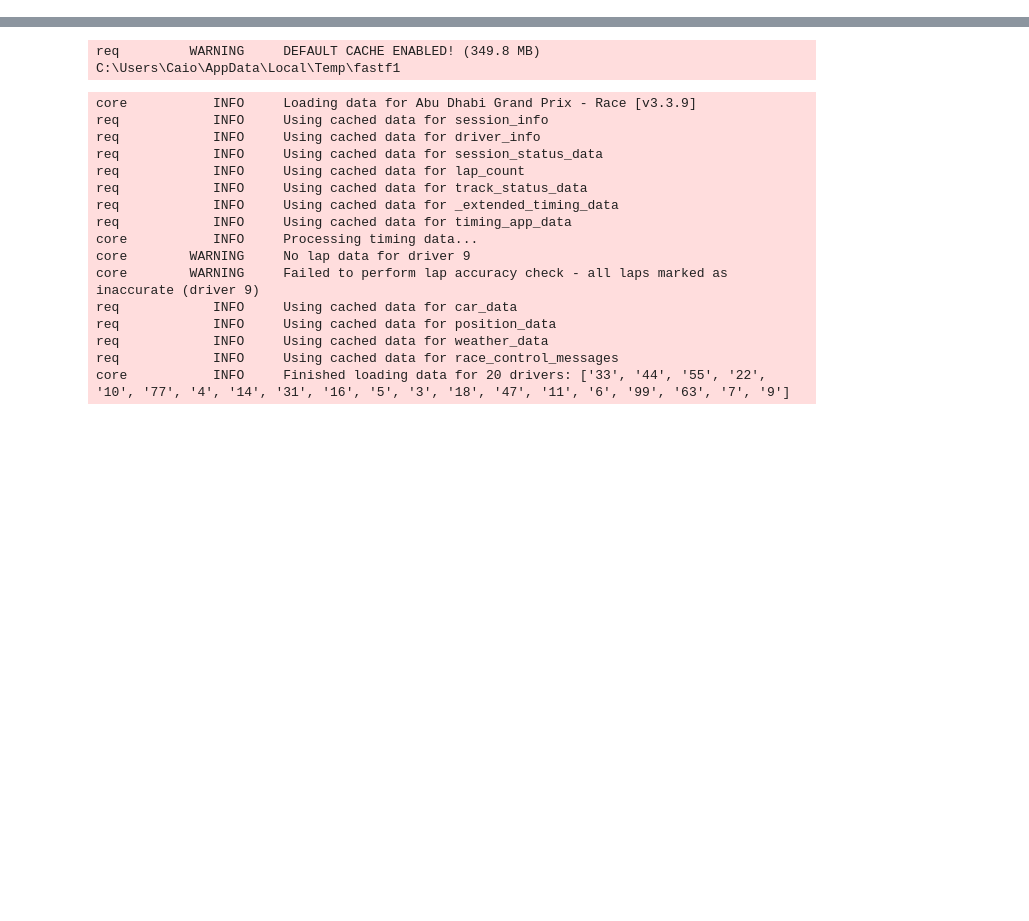
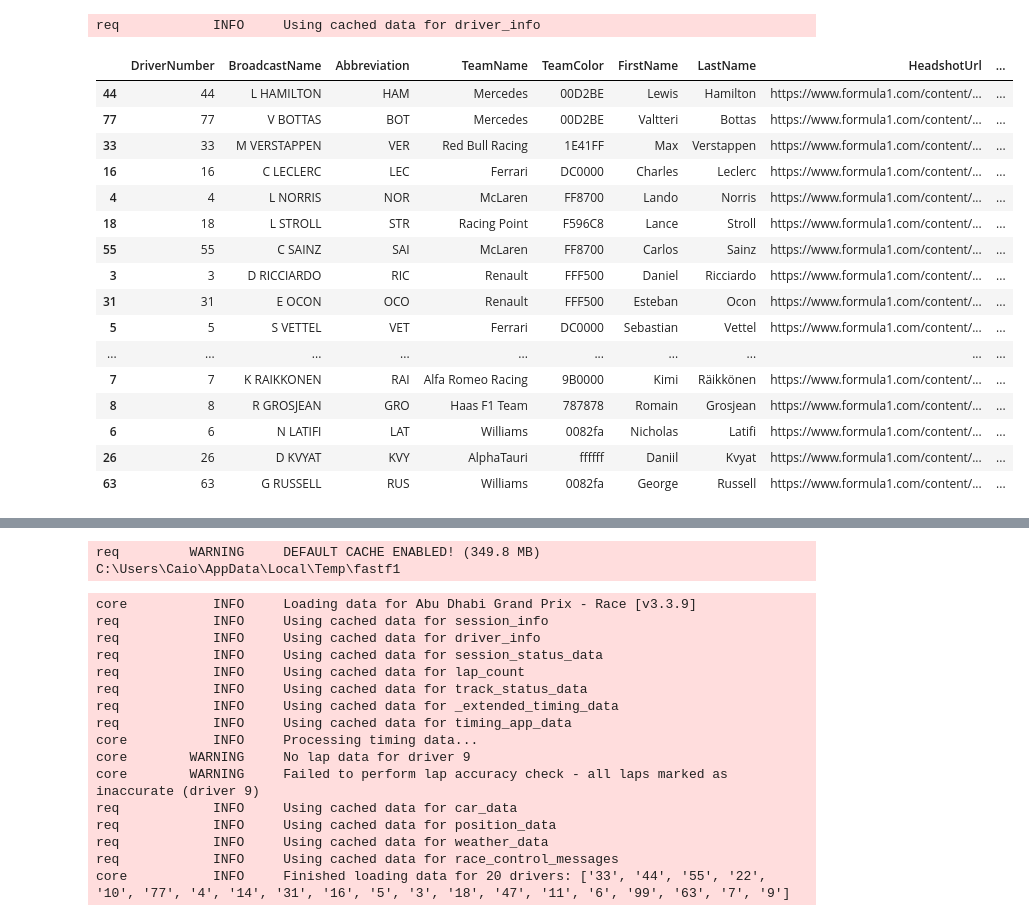
Before and after one commit to caiolacerdamt/f1-project, a Jupyter notebook: main.ipynb, the cells around one changed output, grey strips where cells are left out. Cells and saved outputs as stored; diff of their text form; code cells hidden in the pictures; blank space fills up the shorter version.

```diff
--- a/main.ipynb
+++ b/main.ipynb
@@ -7,3 +7,6 @@ import matplotlib.pyplot as plt
 ff1.plotting.setup_mpl()
 
 # ff1.Cache.enable_cache('cache')
+# %%
+race = ff1.get_session(2018, "Australian Grand Prix", "R")
+race.load()
@@ -9,0 +110,21 @@ ff1.plotting.setup_mpl()
+# %%
+race._drivers_from_f1_api()
+# %% [output]
+req            INFO     Using cached data for driver_info
+|  | DriverNumber | BroadcastName | Abbreviation | TeamName | TeamColor | FirstName | LastName | HeadshotUrl | ... |
+| 44 | 44 | L HAMILTON | HAM | Mercedes | 00D2BE | Lewis | Hamilton | https://www.formula1.com/content/... | ... |
+| 77 | 77 | V BOTTAS | BOT | Mercedes | 00D2BE | Valtteri | Bottas | https://www.formula1.com/content/... | ... |
+| 33 | 33 | M VERSTAPPEN | VER | Red Bull Racing | 1E41FF | Max | Verstappen | https://www.formula1.com/content/... | ... |
+| 16 | 16 | C LECLERC | LEC | Ferrari | DC0000 | Charles | Leclerc | https://www.formula1.com/content/... | ... |
+| 4 | 4 | L NORRIS | NOR | McLaren | FF8700 | Lando | Norris | https://www.formula1.com/content/... | ... |
+| 18 | 18 | L STROLL | STR | Racing Point | F596C8 | Lance | Stroll | https://www.formula1.com/content/... | ... |
+| 55 | 55 | C SAINZ | SAI | McLaren | FF8700 | Carlos | Sainz | https://www.formula1.com/content/... | ... |
+| 3 | 3 | D RICCIARDO | RIC | Renault | FFF500 | Daniel | Ricciardo | https://www.formula1.com/content/... | ... |
+| 31 | 31 | E OCON | OCO | Renault | FFF500 | Esteban | Ocon | https://www.formula1.com/content/... | ... |
+| 5 | 5 | S VETTEL | VET | Ferrari | DC0000 | Sebastian | Vettel | https://www.formula1.com/content/... | ... |
+| ... | ... | ... | ... | ... | ... | ... | ... | ... | ... |
+| 7 | 7 | K RAIKKONEN | RAI | Alfa Romeo Racing | 9B0000 | Kimi | Räikkönen | https://www.formula1.com/content/... | ... |
+| 8 | 8 | R GROSJEAN | GRO | Haas F1 Team | 787878 | Romain | Grosjean | https://www.formula1.com/content/... | ... |
+| 6 | 6 | N LATIFI | LAT | Williams | 0082fa | Nicholas | Latifi | https://www.formula1.com/content/... | ... |
+| 26 | 26 | D KVYAT | KVY | AlphaTauri | ffffff | Daniil | Kvyat | https://www.formula1.com/content/... | ... |
+| 63 | 63 | G RUSSELL | RUS | Williams | 0082fa | George | Russell | https://www.formula1.com/content/... | ... |
```
Also changed, not shown: parts of 7 cells of this notebook, 1 other file.
